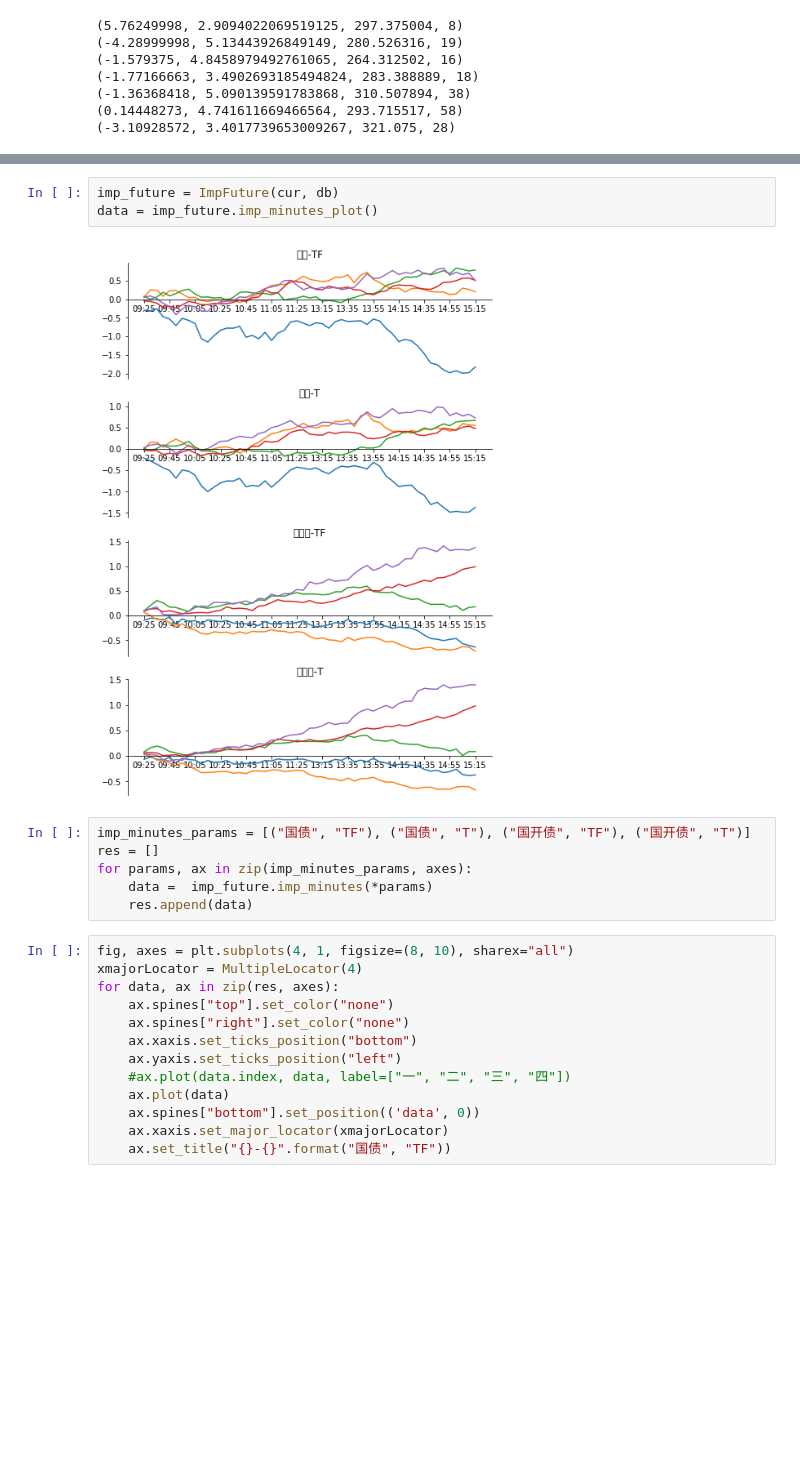
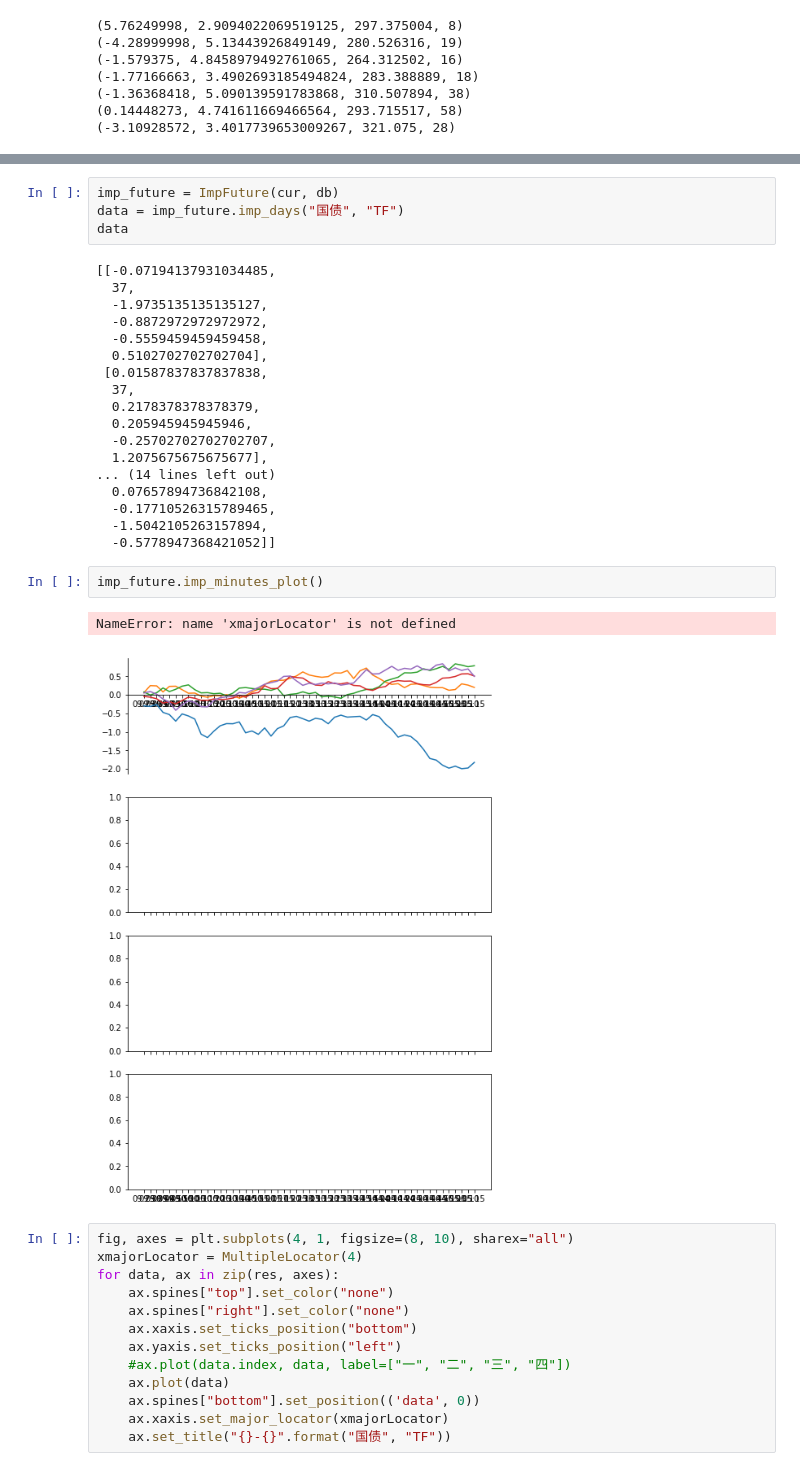
Before and after one commit to dxcv/my-strategies, a Jupyter notebook: strategy1/strategy1.ipynb, the cells around one changed output, grey strips where cells are left out. Cells and saved outputs as stored; diff of their text form; blank space fills up the shorter version.

Commit message:
重写ImpFuture

```diff
--- a/strategy1/strategy1.ipynb
+++ b/strategy1/strategy1.ipynb
@@ -295,14 +306,30 @@ class ImpFuture(object):
 # %%
 imp_future = ImpFuture(cur, db)
-data = imp_future.imp_minutes_plot()
+data = imp_future.imp_days("国债", "TF")
+data
 # %% [output]
-[figure, removed]
+[[-0.07194137931034485,
+  37,
+  -1.9735135135135127,
+  -0.8872972972972972,
+  -0.5559459459459458,
+  0.5102702702702704],
+ [0.01587837837837838,
+  37,
+  0.2178378378378379,
+  0.205945945945946,
+  -0.25702702702702707,
+  1.2075675675675677],
+... (14 lines left out)
+  0.07657894736842108,
+  -0.17710526315789465,
+  -1.5042105263157894,
+  -0.5778947368421052]]
-# %%
-imp_minutes_params = [("国债", "TF"), ("国债", "T"), ("国开债", "TF"), ("国开债", "T")]
-res = []
-for params, ax in zip(imp_minutes_params, axes):
-    data =  imp_future.imp_minutes(*params)
-    res.append(data)
+# %%
+imp_future.imp_minutes_plot()
+# %% [output]
+NameError: name 'xmajorLocator' is not defined
+[figure, added]
 # %%
 fig, axes = plt.subplots(4, 1, figsize=(8, 10), sharex="all")
 xmajorLocator = MultipleLocator(4)
```
Also changed, not shown: parts of 3 cells of this notebook, 2 other files.
